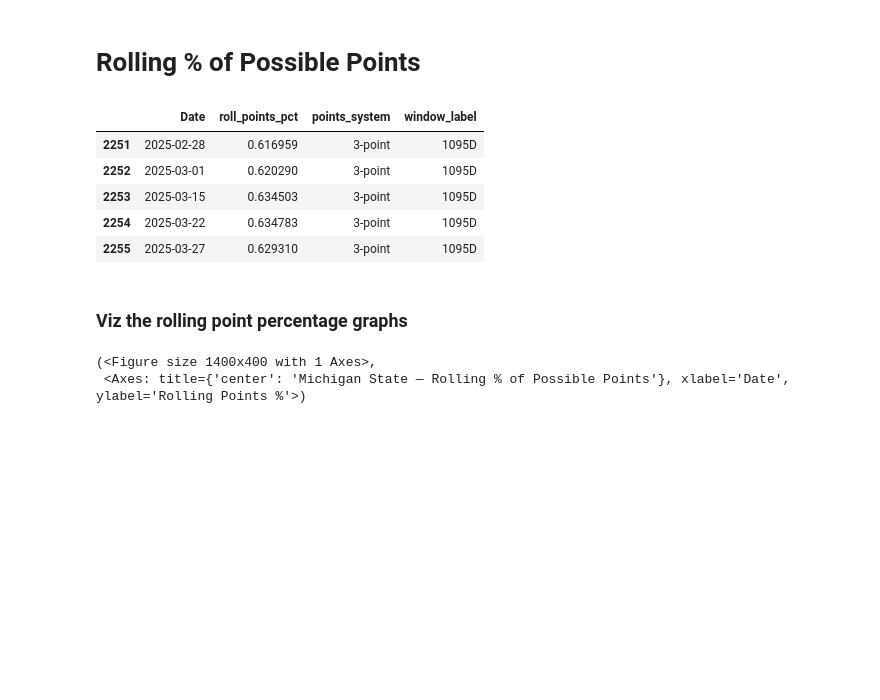
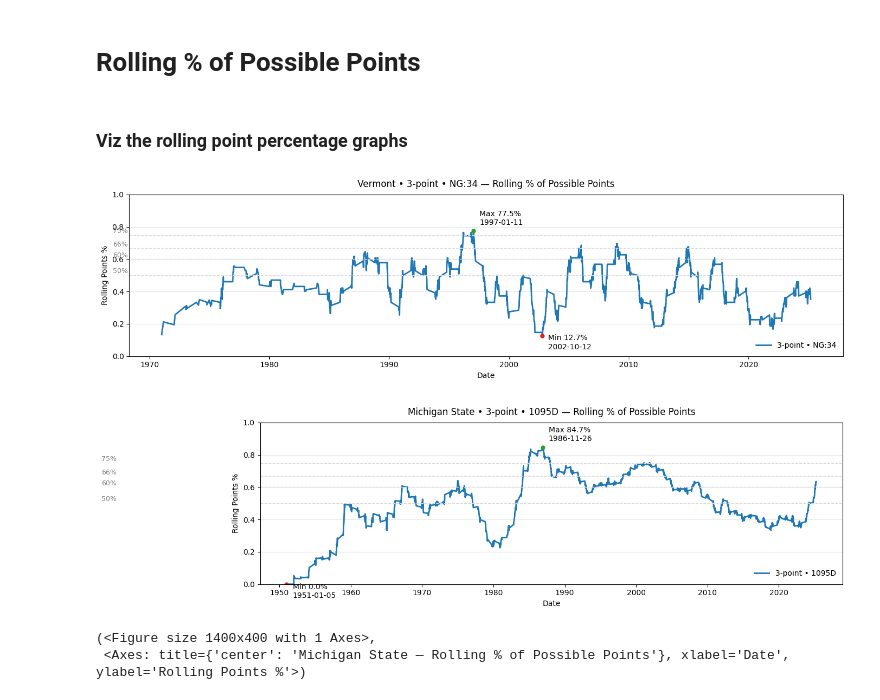
Before and after one commit to JSmith1826/college_hockey_2526, a Jupyter notebook: workbook/cumlative_all_time_records.ipynb, the cells around one changed output. Saved outputs shown, nothing was run; the diff lists cells and outputs as text; code cells hidden in the pictures; blank space fills up the shorter version.

```diff
--- a/workbook/cumlative_all_time_records.ipynb
+++ b/workbook/cumlative_all_time_records.ipynb
@@ -717,40 +739,28 @@ def build_points_timeseries(
     keep = [k for k in keep if k in rolled.columns]
     return rolled[keep].sort_values(["team_id","Date","Game_ID"])
 # %%
-from pathlib import Path
-import pandas as pd
-# from points_engine import (
-#     build_points_timeseries, POINTS_2PT, POINTS_3PT
-# )
-
 RAW = Path("../data/tables/results_all_time.csv")
 
-# 3-year rolling, modern (3-point) system
-ts_3yr_modern = build_points_timeseries(
-    RAW,
-    system=POINTS_3PT,
-    window="1095D"  # ~3 years
+# A) Time-based: last 3 years, modern 3-point system
+ts_time = build_points_timeseries(
+    RAW, system=POINTS_3PT,
+    window_type="time", window="1095D",
+    min_games=10  # don’t emit % until at least 10 games in window
 )
-ts_3yr_modern.to_csv("../data/tables/points_timeseries_3yr_modern.csv", index=False)
 
-# 2-year rolling, classic (2-point) system
-ts_2yr_classic = build_points_timeseries(
-    RAW,
-    system=POINTS_2PT,
-    window="730D"
+# B) Game-count-based: last 34 games, modern 3-point system
+ts_ng = build_points_timeseries(
+    RAW, system=POINTS_3PT,
+    window_type="games", window=34,
+    min_games=10
 )
-ts_2yr_classic.to_csv("../data/tables/points_timeseries_2yr_classic.csv", index=False)
 
-# Example: take a peek at one program
-msu = ts_3yr_modern[ts_3yr_modern["team"].str.casefold() == "michigan state"]
-msu[["Date","roll_points_pct","points_system","window_label"]].tail()
+# C) Classic 2-point system, last 20 games
+ts_ng2 = build_points_timeseries(
+    RAW, system=POINTS_2PT,
+    window_type="games", window=20,
+    min_games=8
+)
-# %% [output]
-|  | Date | roll_points_pct | points_system | window_label |
-| 2251 | 2025-02-28 | 0.616959 | 3-point | 1095D |
-| 2252 | 2025-03-01 | 0.620290 | 3-point | 1095D |
-| 2253 | 2025-03-15 | 0.634503 | 3-point | 1095D |
-| 2254 | 2025-03-22 | 0.634783 | 3-point | 1095D |
-| 2255 | 2025-03-27 | 0.629310 | 3-point | 1095D |
 # %% [markdown]
 ### Viz the rolling point percentage graphs
 # %%
@@ -876,6 +886,18 @@ def plot_team_points_pct(
         ax.legend(loc="lower right", frameon=False, ncols=2)
     fig.tight_layout()
     return fig, ax
+# %%
+# If you saved multiple outputs, pick one; or concat several then filter below
+from matplotlib import pyplot as plt
+
+plot_team_points_pct(ts_ng, "Vermont", system="3-point", window="NG:34")
+plt.show()
+
+plot_team_points_pct(ts_time, "Michigan State", system="3-point", window="1095D")
+plt.show()
+# %% [output]
+[figure, added]
+[figure, added]
 # %%
 # Load the timeseries produced by build_points_timeseries(...)
 ts = pd.read_csv("../data/tables/points_timeseries_3yr_modern.csv", parse_dates=["Date"])
```
Also changed, not shown: parts of 5 cells of this notebook.
